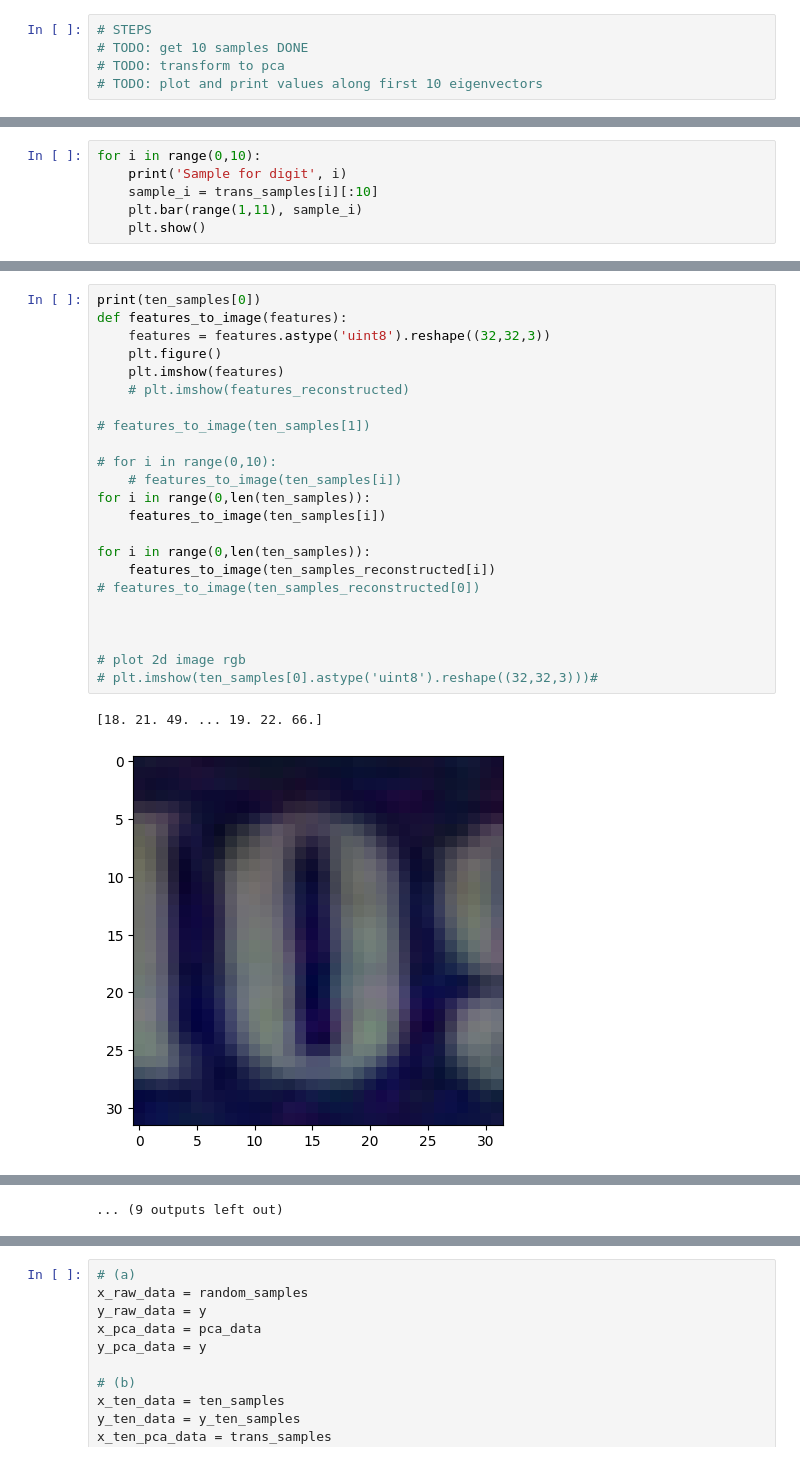
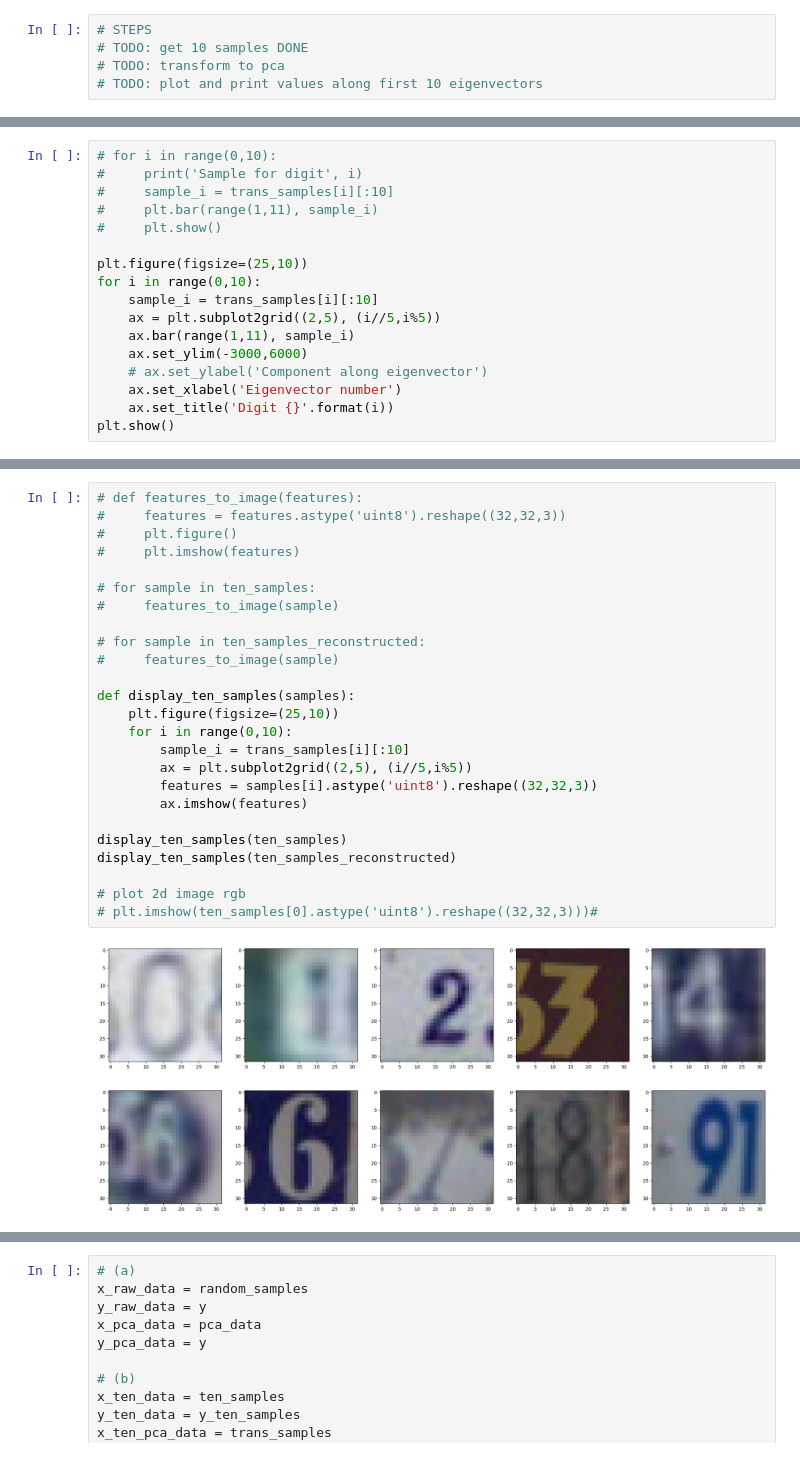
Before and after one commit to TYCN129/FoML---CS3390, a Jupyter notebook: q1.ipynb, the cells around one changed output, grey strips where cells are left out. Drawn from its saved outputs; the diff is of its cells as text.

```diff
--- a/q1.ipynb
+++ b/q1.ipynb
@@ -124,7 +126,18 @@ print(trans_samples)
 # %%
+# for i in range(0,10):
+#     print('Sample for digit', i)
+#     sample_i = trans_samples[i][:10]
+#     plt.bar(range(1,11), sample_i)
+#     plt.show()
+
+plt.figure(figsize=(25,10))
 for i in range(0,10):
-    print('Sample for digit', i)
     sample_i = trans_samples[i][:10]
-    plt.bar(range(1,11), sample_i)
-    plt.show()
+    ax = plt.subplot2grid((2,5), (i//5,i%5))
+    ax.bar(range(1,11), sample_i)
+    ax.set_ylim(-3000,6000)
+    # ax.set_ylabel('Component along eigenvector')
+    ax.set_xlabel('Eigenvector number')
+    ax.set_title('Digit {}'.format(i))
+plt.show()
 # %% [output]
@@ -172,26 +173,27 @@ print(ten_samples_reconstructed)
 # %%
-print(ten_samples[0])
-def features_to_image(features):
-    features = features.astype('uint8').reshape((32,32,3))
-    plt.figure()
-    plt.imshow(features)
-    # plt.imshow(features_reconstructed)
+# def features_to_image(features):
+#     features = features.astype('uint8').reshape((32,32,3))
+#     plt.figure()
+#     plt.imshow(features)
 
-# features_to_image(ten_samples[1])
+# for sample in ten_samples:
+#     features_to_image(sample)
 
-# for i in range(0,10):
-    # features_to_image(ten_samples[i])
-for i in range(0,len(ten_samples)):
-    features_to_image(ten_samples[i])
+# for sample in ten_samples_reconstructed:
+#     features_to_image(sample)
 
-for i in range(0,len(ten_samples)):
-    features_to_image(ten_samples_reconstructed[i])
-# features_to_image(ten_samples_reconstructed[0])
+def display_ten_samples(samples):
+    plt.figure(figsize=(25,10))
+    for i in range(0,10):
+        sample_i = trans_samples[i][:10]
+        ax = plt.subplot2grid((2,5), (i//5,i%5))
+        features = samples[i].astype('uint8').reshape((32,32,3))
+        ax.imshow(features)
 
-
+display_ten_samples(ten_samples)
+display_ten_samples(ten_samples_reconstructed)
 
 # plot 2d image rgb
 # plt.imshow(ten_samples[0].astype('uint8').reshape((32,32,3)))#
 # %% [output]
-[18. 21. 49. ... 19. 22. 66.]
-[figure, old version]
+[figure, new version]
@@ -208 +200,0 @@ for i in range(0,len(ten_samples)):
-... (9 outputs left out)
```
Also changed, not shown: parts of 16 cells of this notebook, 1 other file.
